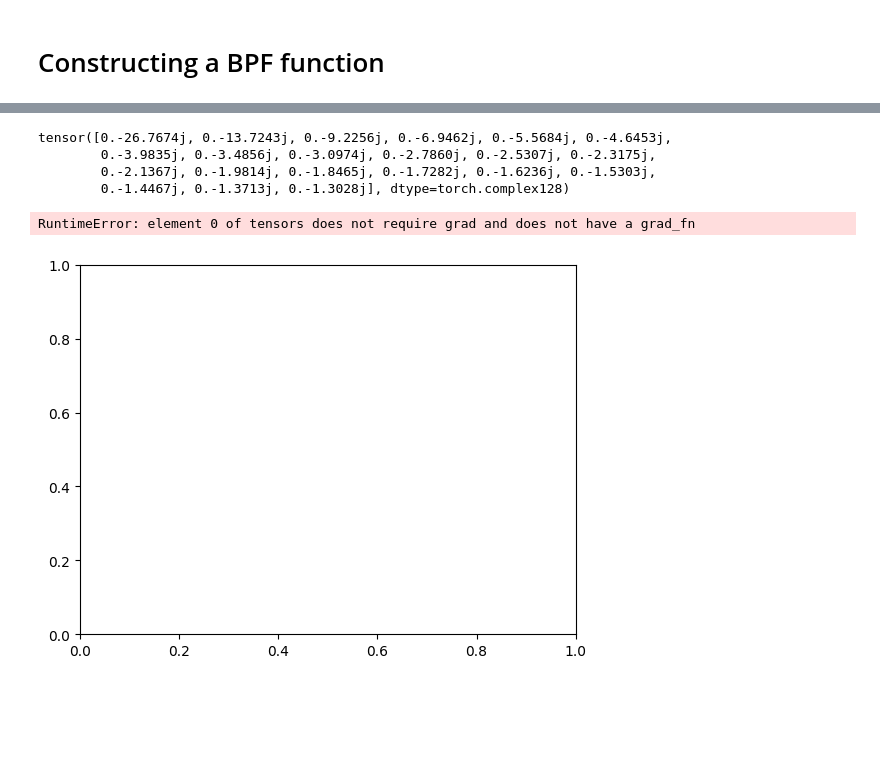
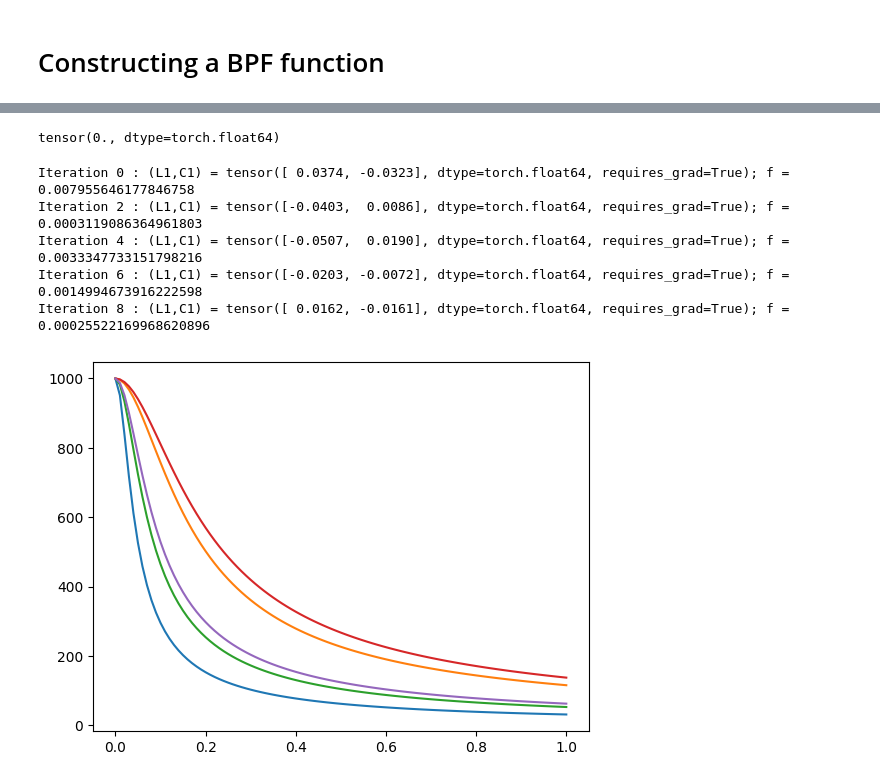
Before and after one commit to a-dag-a/sandbox__ML, a Jupyter notebook: autodiff/WIP.ipynb, the cells around one changed output, grey strips where cells are left out. Cells and saved outputs as stored; diff of their text form; code cells hidden in the pictures; blank space fills up the shorter version.

```diff
--- a/autodiff/WIP.ipynb
+++ b/autodiff/WIP.ipynb
@@ -26,20 +7,0 @@ plt.grid()
-# %%
-L1 = parameters[0]; C1 = parameters[1]
-M1 = [torch.tensor([
-    [1-(_w**2)*L1*C1, 1j*_w*L1],
-    [1j*_w*C1, 1]
-    ]) for _w in w]
-M = [torch.matmul(_M,_M) for _M in M1]
-# polynomial_w = torch.tensor([_M[0][0]/_M[1][0] for _M in M]) # for tensors, indexing like M[0,0] wont work
-
-# Okay, accessing M[0][0] for instance, may not be adifferentiable operation. We can use a selector matrix for this operation
-_rowselect = torch.tensor([[1,0]])
-_colselect = torch.tensor([[1],[0]])
-A = [torch.matmul(_rowselect)]
-# %%
-polynomial_w
-# %% [output]
-tensor([0.-26.7674j, 0.-13.7243j, 0.-9.2256j, 0.-6.9462j, 0.-5.5684j, 0.-4.6453j,
-        0.-3.9835j, 0.-3.4856j, 0.-3.0974j, 0.-2.7860j, 0.-2.5307j, 0.-2.3175j,
-        0.-2.1367j, 0.-1.9814j, 0.-1.8465j, 0.-1.7282j, 0.-1.6236j, 0.-1.5303j,
-        0.-1.4467j, 0.-1.3713j, 0.-1.3028j], dtype=torch.complex128)
@@ -66,31 +38,36 @@ def computeError(parameters):
+# %%
+computeError(parameters_ideal)
+# computeError(parameters)
+# %% [output]
+tensor(0., dtype=torch.float64)
+# %%
+def computeError(parameters):
+    return torch.sum(torch.abs(parameters)**2)
 # %%
-
-# =======================================================
-parameters = torch.tensor(np.random.rand(2), requires_grad=True)
-
 fig, axes = plt.subplots(); legend = []
-optimizer = torch.optim.Adam([parameters], lr=0.01) # Adaptive algorithm, better
-for i in range(100):
+optimizer = torch.optim.Adam([parameters], lr=0.05) # Adaptive algorithm, better
+for i in range(10):
     optimizer.zero_grad()
 
     # Our desired loss function
+    # f = torch.tensor([computeError(parameters,_w) for _w in w])
     f = computeError(parameters)
+    # f.requires_grad = True # from https://stackoverflow.com/questions/61808965/pytorch-runtimeerror-element-0-of-tensors-does-not-require-grad-and-does-not-ha
     f.backward()
     optimizer.step()
 
-    # # Trying a simple one. Worker, so this is clearly a problem with our loss function
-    # f = torch.sum(torch.abs(parameters)**2)
-    # f.backward()
-    # optimizer.step()
-
-    if(i%25==10):
+    if(i%2==0):
         print(f'Iteration {i} : (L1,C1) = {parameters}; f = {f.item()}')
-        axes.plot(w,abs(computeCurve(parameters)).detach().numpy())
+        axes.plot(w,abs(torch.tensor([getImpedance(parameters,_w) for _w in w]).detach().numpy()))
         legend.append(i)
-# legend.append('Target')
-axes.plot(w,abs(polynomial_target))
-axes.legend(legend)
-axes.grid('on')
+# # legend.append('Target')
+# axes.plot(w,abs(polynomial_target))
+# axes.legend(legend)
+# axes.grid('on')
 # %% [output]
-RuntimeError: element 0 of tensors does not require grad and does not have a grad_fn
+Iteration 0 : (L1,C1) = tensor([ 0.0374, -0.0323], dtype=torch.float64, requires_grad=True); f = 0.007955646177846758
+Iteration 2 : (L1,C1) = tensor([-0.0403,  0.0086], dtype=torch.float64, requires_grad=True); f = 0.0003119086364961803
+Iteration 4 : (L1,C1) = tensor([-0.0507,  0.0190], dtype=torch.float64, requires_grad=True); f = 0.0033347733151798216
+Iteration 6 : (L1,C1) = tensor([-0.0203, -0.0072], dtype=torch.float64, requires_grad=True); f = 0.0014994673916222598
+Iteration 8 : (L1,C1) = tensor([ 0.0162, -0.0161], dtype=torch.float64, requires_grad=True); f = 0.00025522169968620896
-[figure, old version]
+[figure, new version]
```
Also changed, not shown: parts of 4 cells of this notebook.
